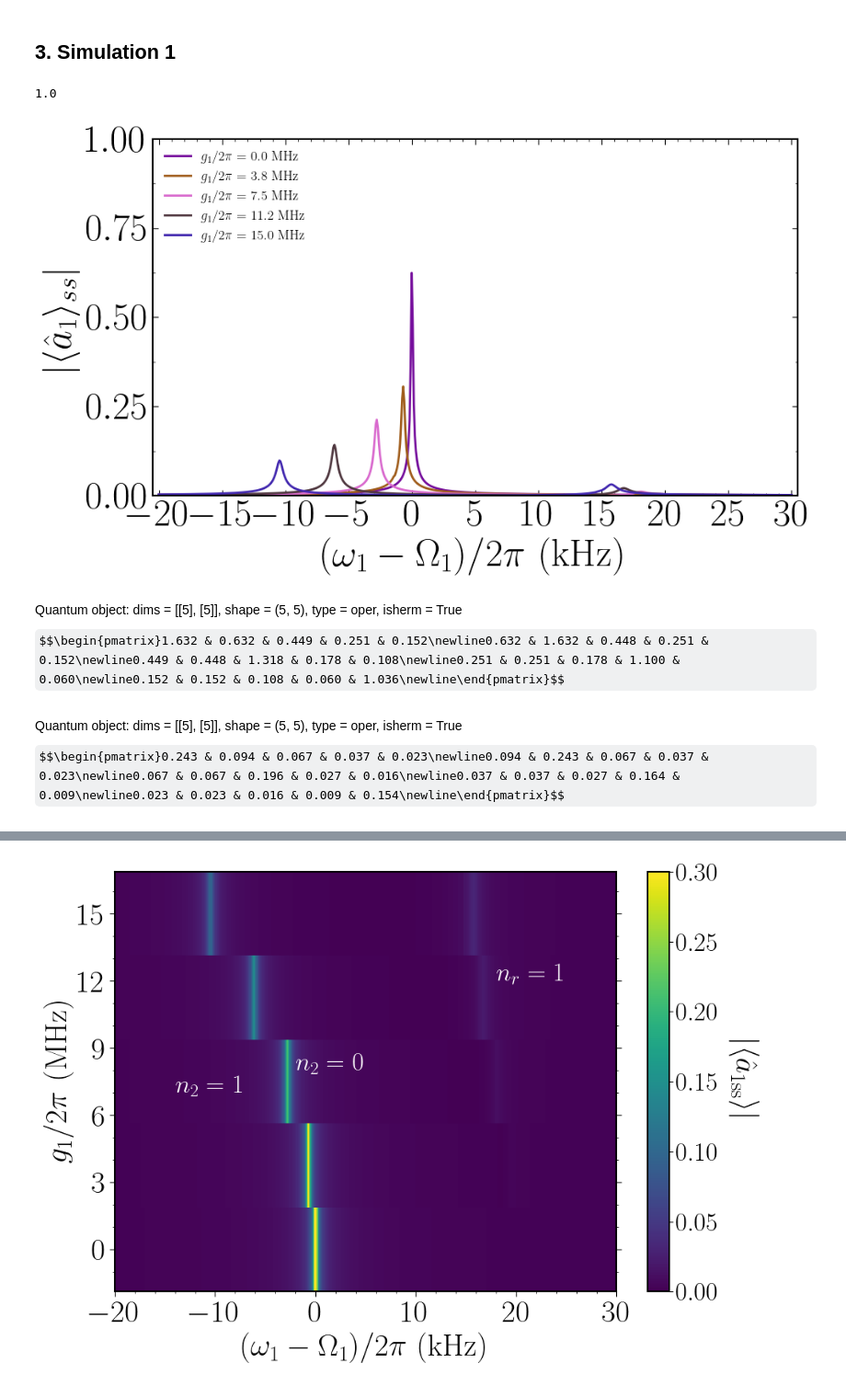
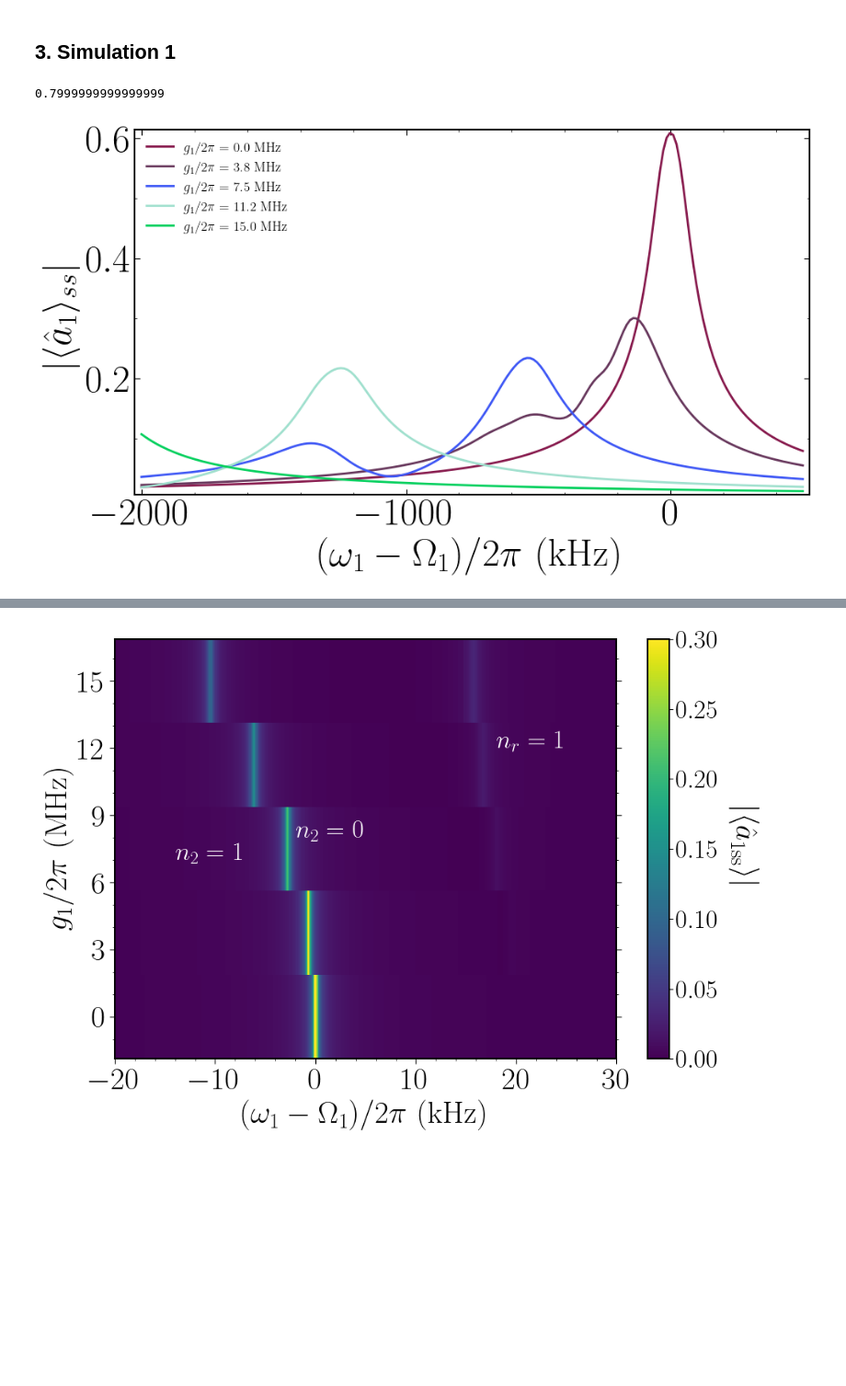
Before and after one commit to asantanah/code_for_paper, a Jupyter notebook: Artigo_simulations_.ipynb, the cells around one changed output, grey strips where cells are left out. Shown at 92% size. Saved outputs shown, nothing was run; the diff lists cells and outputs as text; code cells hidden in the pictures; some formulas as TeX source; blank space fills up the shorter version.

```diff
--- a/Artigo_simulations_.ipynb
+++ b/Artigo_simulations_.ipynb
@@ -403,9 +403,9 @@ g_size = 5
 galist = 2 * pi * linspace(0, 15, g_size) * 1e6
 gb = 2 * pi * 5 * 1e6
 
-wa = 2 * pi * 5.14154 * 1e9  # Second mode with freq = 5.14154 GHz
-wb = 2 * pi * 5.18286 * 1e9  # Third mode with freq = 5.18286 GHz
-wr = 2 * pi * 20 * 1e6       # Single mechanical mode with freq = 20 MHz
+wa = 2 * pi * 5.1 * 1e9  # Second mode with freq = 5.14154 GHz
+wb = 2 * pi * 5.7 * 1e9  # Third mode with freq = 5.18286 GHz
+wr = 2 * pi * 100 * 1e6       # Single mechanical mode with freq = 20 MHz
 
 ohm_a_initial = wa - 2 * pi * 2.0 * 1e6  # -1500 kHz
 ohm_a_final = wa + 2 * pi * 0.5 * 1e6  # 500 kHz
@@ -415,26 +415,26 @@ ohm_a_list = linspace(ohm_a_initial, ohm_a_final, 200)
 #Delta_a_list = 2 * pi * linspace(-2000, 500, 180) *1e3
 #Delta_b_list = 2 * pi * linspace(-2000, 500, 180) *1e3
 
-Delta_a_list_1 = 2 * pi * linspace(-20, 5, 300) * 1e6
-Delta_a_list_2 = 2 * pi * linspace(5, 15, 20) * 1e6
-Delta_a_list_3 = 2 * pi * linspace(15, 20, 80) * 1e6
-Delta_a_list_4 = 2 * pi * linspace(20, 30, 20) * 1e6
+#Delta_a_list_1 = 2 * pi * linspace(-20, 5, 300) * 1e6
+#Delta_a_list_2 = 2 * pi * linspace(5, 15, 20) * 1e6
+#Delta_a_list_3 = 2 * pi * linspace(15, 20, 80) * 1e6
+#Delta_a_list_4 = 2 * pi * linspace(20, 30, 20) * 1e6
 #Delta_a_list_5 = 2 * pi * linspace(20, 40, 20) *1e6
 
-Delta_a_list = concatenate((Delta_a_list_1,
-                            Delta_a_list_2,
-                            Delta_a_list_3,
-                            Delta_a_list_4))
+#Delta_a_list = concatenate((Delta_a_list_1,
+#                            Delta_a_list_2,
+#                            Delta_a_list_3,
+#                            Delta_a_list_4))
 
-#Delta_a_list = 2 * pi * linspace(-20, 20, 500) *1e6
+Delta_a_list = 2 * pi * linspace(-20, 20, 500) *1e6
 Delta_b_list = 2 * pi * linspace(-20, 20, 200) *1e6
 
 E_a = 2 * pi * 40 * 1e3
 E_b = 2 * pi * 40 * 1e3
 
 # Dissipation rates
-kappa_a = 2 * pi * 80 * 1e3   # 100 kHz
-kappa_b = 2 * pi * 50 * 1e3   # 100 kHz
+kappa_a = 2 * pi * 100 * 1e3   # 100 kHz
+kappa_b = 2 * pi * 100 * 1e3   # 100 kHz
 
 gamma = 10 * kappa_a          # 10 MHz
 
@@ -449,11 +449,14 @@ N = 3
 # %%
 (2 * E_a) / kappa_a
 # %% [output]
-1.0
+0.7999999999999999
 # %%
 from Solver import Solver_TwoModesCoupledToMR
 
+results = []
 results = Solver_TwoModesCoupledToMR(N,
+                                    wa,
+                                    wb,
                                     wr,
                                     kappa_a,
                                     kappa_b,
@@ -462,11 +465,11 @@ results = Solver_TwoModesCoupledToMR(N,
                                     E_a,
                                     E_b,
                                     galist,
-                                    Delta_a_list)
+                                    ohm_a_list)
 # %%
 fig, axes = plt.subplots(1, 1, figsize=(10, 6))
 
-x_list = [(k) / (2*pi*1e6) for k in Delta_a_list]
+x_list = [(k-wa) / (2*pi*1e3) for k in ohm_a_list]
 y_list = [k / (2*pi*1e6) for k in galist]
 
 z_list = results[0]
@@ -484,46 +487,36 @@ for i in range(0,5,1):
 axes.set_xlabel(r'$(\omega_1 - \Omega_1)/2\pi$ (kHz)', rotation=0, fontsize=35)
 axes.set_ylabel(
     r'$\vert\langle \hat{a}_1\rangle_{ss}\vert$', rotation=90, fontsize=35)
 
 axes.tick_params(axis='both', which='major', direction='in', labelsize=35)
 axes.tick_params(axis='both', which='minor', direction='in', labelsize=35)
 # axes.yaxis.tick_right()
 axes.yaxis.set_ticks_position('both')
 axes.legend(loc=2, fontsize=12, frameon=False)
 #start, end = axes.get_xlim()
-axes.xaxis.set_ticks(arange(-20, 41, 5))
+#axes.xaxis.set_ticks(arange(-20, 41, 5))
 
 axes.xaxis.set_ticks_position('both')
 axes.yaxis.set_ticks_position('both')
 
 axes.yaxis.set_minor_locator(AutoMinorLocator(2))
 axes.xaxis.set_minor_locator(AutoMinorLocator(5))
 
 axes.xaxis.set_tick_params(length=5)
 axes.yaxis.set_tick_params(length=5)
 
 #axes.text(-900, 0.12, r"$n_2 = 1$", color='red', fontsize=25, rotation=-45)
 #axes.text(-430, 0.26, r"$n_2 = 0$", color='red', fontsize=25, rotation=-45)
 #axes.set_xlim(50, 150)
-axes.set_ylim(0, 1)
+#axes.set_ylim(0, 1)
 #axes.set_yscale('log')
 
 plt.margins(x=0.01, y=0.01)
 plt.tight_layout()
 #lt.savefig(r'Images_from_Article_simulation_daleks\twomodes_cavity1field_1D_a1ss_opt1.pdf')
 plt.show()
 # %% [output]
-[figure, old version]
+[figure, new version]
-# %%
-coherent_dm(5,1).expm()
-# %% [output]
-Quantum object: dims = [[5], [5]], shape = (5, 5), type = oper, isherm = True
-$$\begin{pmatrix}1.632 & 0.632 & 0.449 & 0.251 & 0.152\newline0.632 & 1.632 & 0.448 & 0.251 & 0.152\newline0.449 & 0.448 & 1.318 & 0.178 & 0.108\newline0.251 & 0.251 & 0.178 & 1.100 & 0.060\newline0.152 & 0.152 & 0.108 & 0.060 & 1.036\newline\end{pmatrix}$$
-# %%
-(coherent_dm(5,1).expm()).unit()
-# %% [output]
-Quantum object: dims = [[5], [5]], shape = (5, 5), type = oper, isherm = True
-$$\begin{pmatrix}0.243 & 0.094 & 0.067 & 0.037 & 0.023\newline0.094 & 0.243 & 0.067 & 0.037 & 0.023\newline0.067 & 0.067 & 0.196 & 0.027 & 0.016\newline0.037 & 0.037 & 0.027 & 0.164 & 0.009\newline0.023 & 0.023 & 0.016 & 0.009 & 0.154\newline\end{pmatrix}$$
 # %%
 fig, axes = plt.subplots(1, 1, figsize=(10, 6))
 
```
Also changed, not shown: parts of 1 cell of this notebook, 1 other file.
